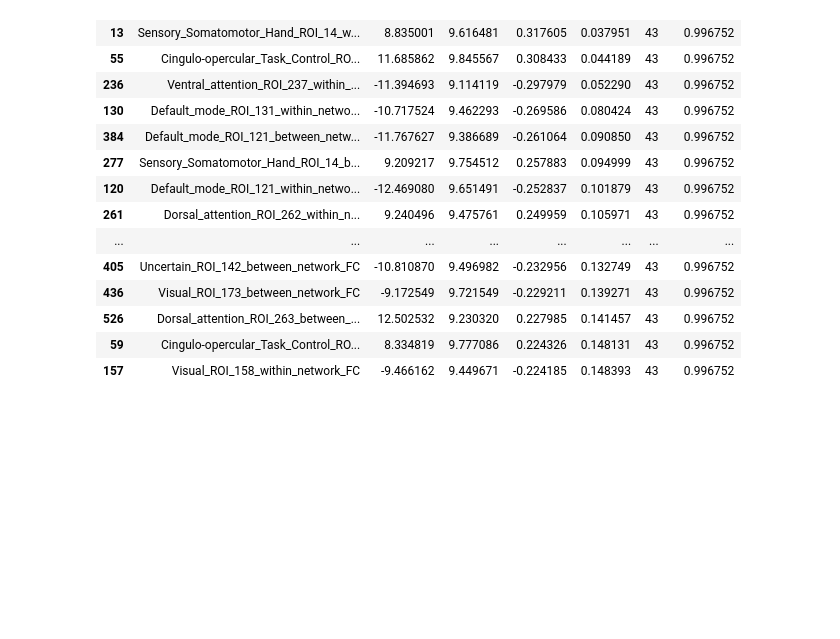
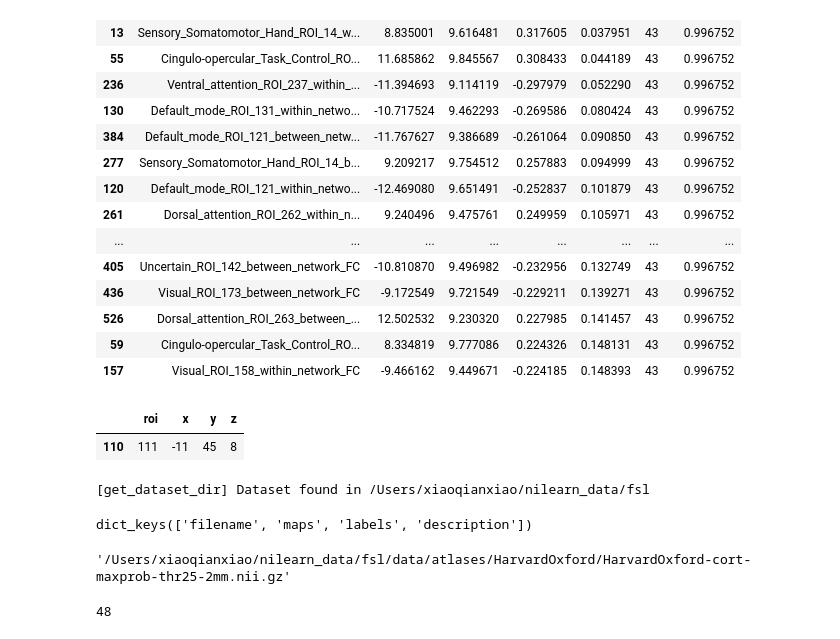
Before and after one commit to XiaoqianXiao/OCD_RO1, a Jupyter notebook: results_visualization.ipynb, the cells around one changed output. Drawn from its saved outputs; the diff is of its cells as text; code cells hidden in the pictures; blank space fills up the shorter version.

```diff
--- a/results_visualization.ipynb
+++ b/results_visualization.ipynb
@@ -273,3 +273,25 @@ df_deltaFC_vs_deltaYBOCS.sort_values(by='p_value', ascending=True).head(20)
 | 526 | Dorsal_attention_ROI_263_between_... | 12.502532 | 9.230320 | 0.227985 | 0.141457 | 43 | 0.996752 |
 | 59 | Cingulo-opercular_Task_Control_RO... | 8.334819 | 9.777086 | 0.224326 | 0.148131 | 43 | 0.996752 |
 | 157 | Visual_ROI_158_within_network_FC | -9.466162 | 9.449671 | -0.224185 | 0.148393 | 43 | 0.996752 |
+# %%
+import nilearn
+power =(
+    nilearn.datasets.fetch_coords_power_2011())
+# %%
+power.rois.loc[power.rois['roi']==111]
+# %% [output]
+|  | roi | x | y | z |
+| 110 | 111 | -11 | 45 | 8 |
+# %%
+from nilearn import datasets
+atlas = datasets.fetch_atlas_harvard_oxford('cort-maxprob-thr25-2mm')
+# %% [output]
+[get_dataset_dir] Dataset found in /Users/xiaoqianxiao/nilearn_data/fsl
+# %%
+atlas.keys()
+# %% [output]
+dict_keys(['filename', 'maps', 'labels', 'description'])
+# %%
+atlas.filename
+# %% [output]
+'/Users/xiaoqianxiao/nilearn_data/fsl/data/atlases/HarvardOxford/HarvardOxford-cort-maxprob-thr25-2mm.nii.gz'
@@ -275,0 +301,4 @@ df_deltaFC_vs_deltaYBOCS.sort_values(by='p_value', ascending=True).head(20)
+# %%
+n_rois
+# %% [output]
+48
```
Also changed, not shown: parts of 4 cells of this notebook, 3 other files.
